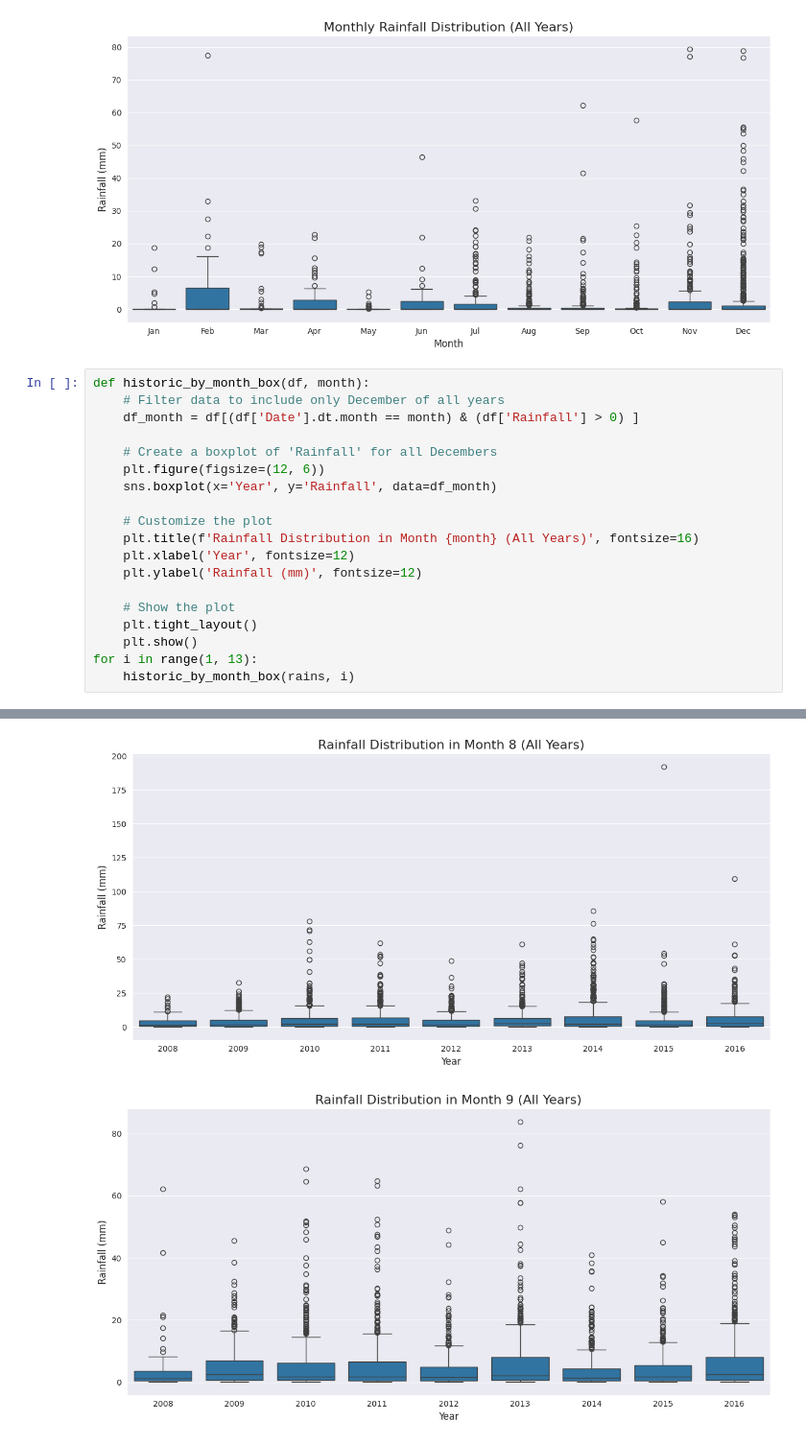
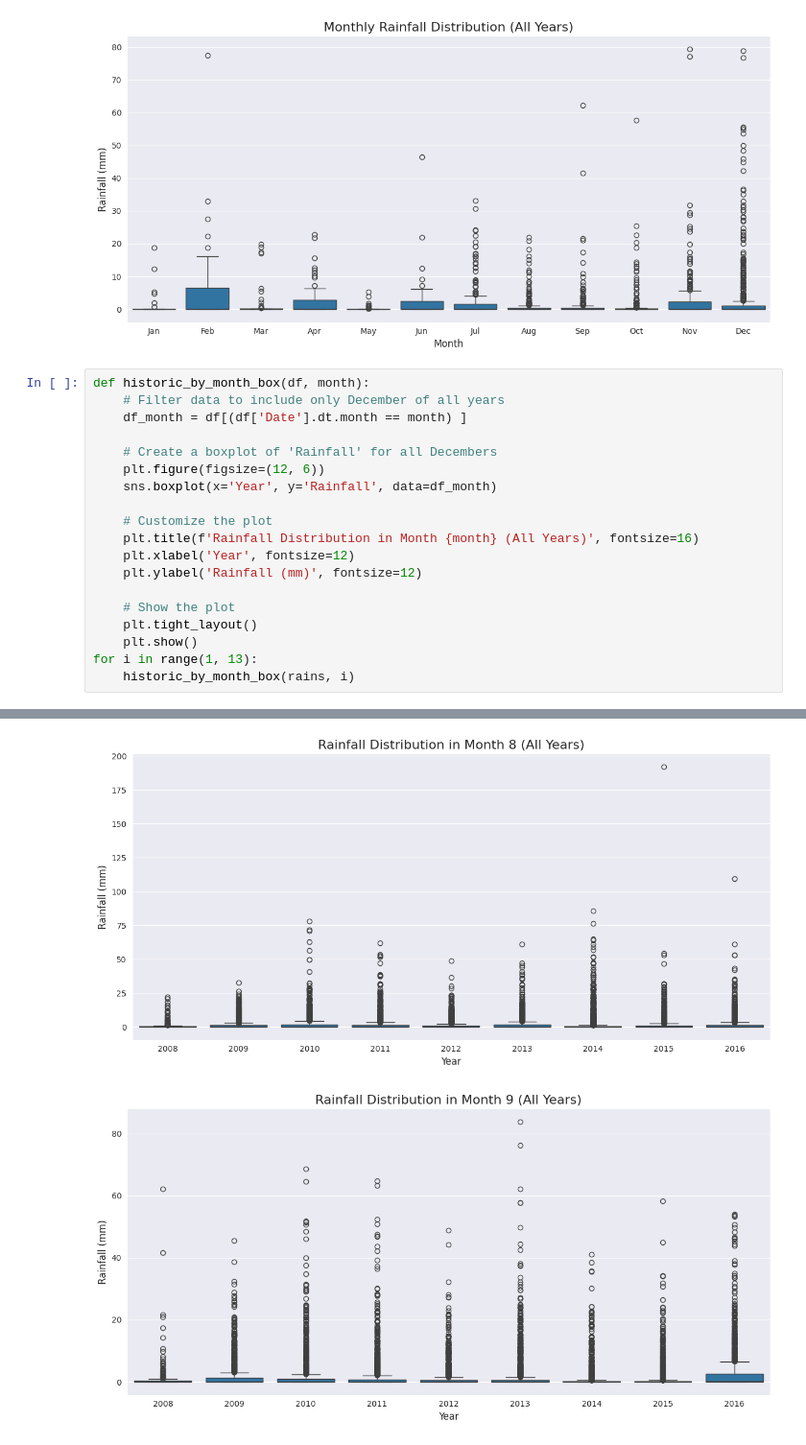
Before and after one commit to LeoCenturion/rain-in-australia, a Jupyter notebook: models/analysis.ipynb, the cells around one changed output, grey strips where cells are left out. Shown at 96% size. Cells and saved outputs as stored; diff of their text form.

```diff
--- a/models/analysis.ipynb
+++ b/models/analysis.ipynb
@@ -339,7 +315,7 @@ monthly_rains_box(rains, 2008)
 # %%
 def historic_by_month_box(df, month):
     # Filter data to include only December of all years
-    df_month = df[(df['Date'].dt.month == month) & (df['Rainfall'] > 0) ]
+    df_month = df[(df['Date'].dt.month == month) ]
 
     # Create a boxplot of 'Rainfall' for all Decembers
     plt.figure(figsize=(12, 6))
@@ -366,2 +342,2 @@ for i in range(1, 13):
-[figure, old version]
+[figure, new version]
-[figure, old version]
+[figure, new version]
```
Also changed, not shown: parts of 15 cells of this notebook, 2 other files.
